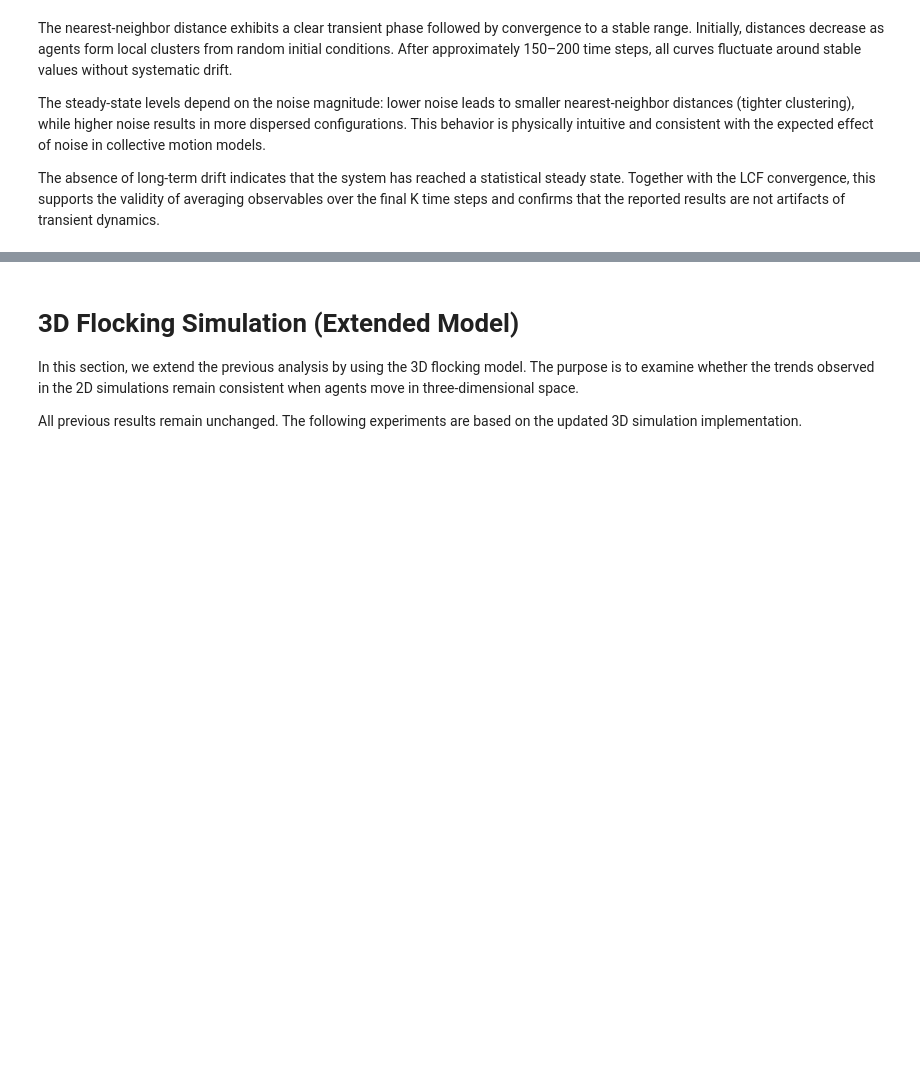
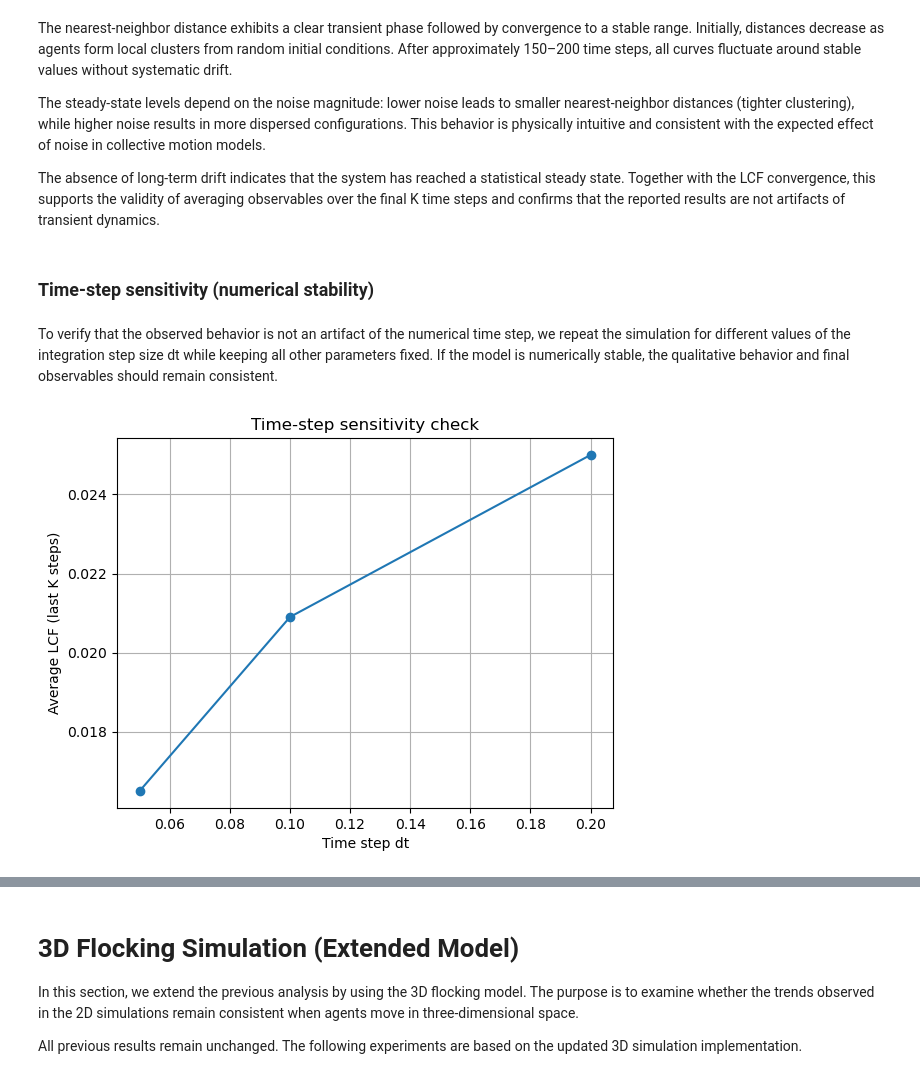
Before and after one commit to ayy031/Group4_emergent-flocking-structure, a Jupyter notebook: notebooks/final_flocking_sweep_v2.ipynb, the cells around one changed output, grey strips where cells are left out. Saved outputs shown, nothing was run; the diff lists cells and outputs as text; code cells hidden in the pictures; blank space fills up the shorter version.

Commit message:
Add time-step sensitivity analysis for model validation

```diff
--- a/notebooks/final_flocking_sweep_v2.ipynb
+++ b/notebooks/final_flocking_sweep_v2.ipynb
@@ -497,3 +497,44 @@ The nearest-neighbor distance exhibits a clear transient phase followed by conve
 The steady-state levels depend on the noise magnitude: lower noise leads to smaller nearest-neighbor distances (tighter clustering), while higher noise results in more dispersed configurations. This behavior is physically intuitive and consistent with the expected effect of noise in collective motion models.
 
 The absence of long-term drift indicates that the system has reached a statistical steady state. Together with the LCF convergence, this supports the validity of averaging observables over the final K time steps and confirms that the reported results are not artifacts of transient dynamics.
+# %% [markdown]
+### Time-step sensitivity (numerical stability)
+# %% [markdown]
+To verify that the observed behavior is not an artifact of the numerical time step, we repeat the simulation for different values of the integration step size dt while keeping all other parameters fixed. If the model is numerically stable, the qualitative behavior and final observables should remain consistent.
+# %%
+dt_values = [0.05, 0.1, 0.2]
+
+dt_results = []
+
+for dt_val in dt_values:
+    hist = run_simulation(
+        N=N,
+        steps=steps,
+        box_size=box_size,
+        align=1.0,
+        noise=0.06,
+        R=3*eps,
+        speed=speed,
+        dt=dt_val,
+        seed=0,
+        save_every=1
+    )
+
+    lcf_vals = []
+    for pos in hist[-K:]:
+        lcf_vals.append(
+            largest_cluster_fraction(pos, eps=eps, box_size=box_size)
+        )
+
+    dt_results.append(np.mean(lcf_vals))
+
+# Plot comparison
+plt.figure()
+plt.plot(dt_values, dt_results, marker='o')
+plt.xlabel("Time step dt")
+plt.ylabel("Average LCF (last K steps)")
+plt.title("Time-step sensitivity check")
+plt.grid(True)
+plt.show()
+# %% [output]
+[figure, added]
```
Also changed, not shown: parts of 1 cell of this notebook.
